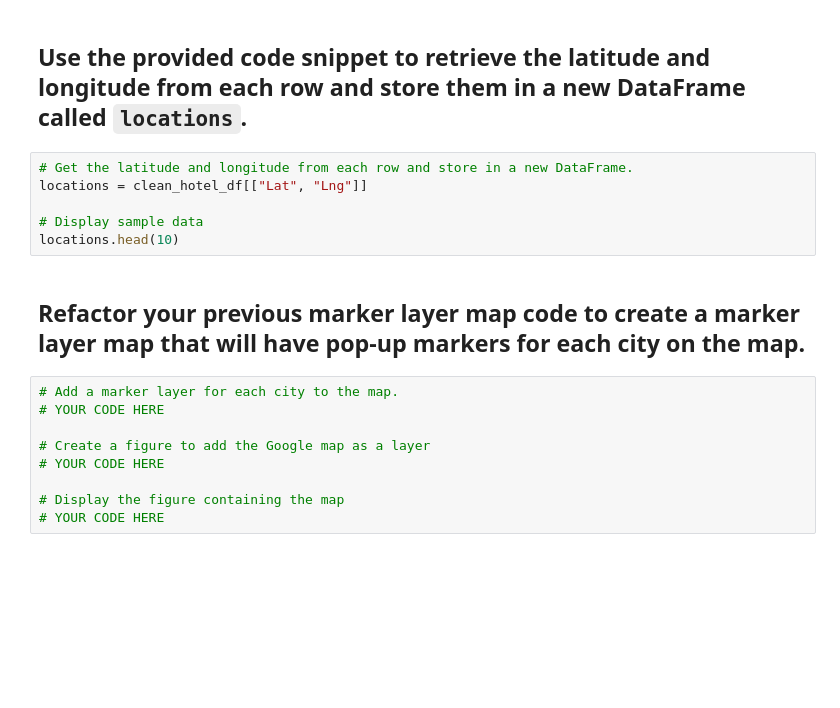
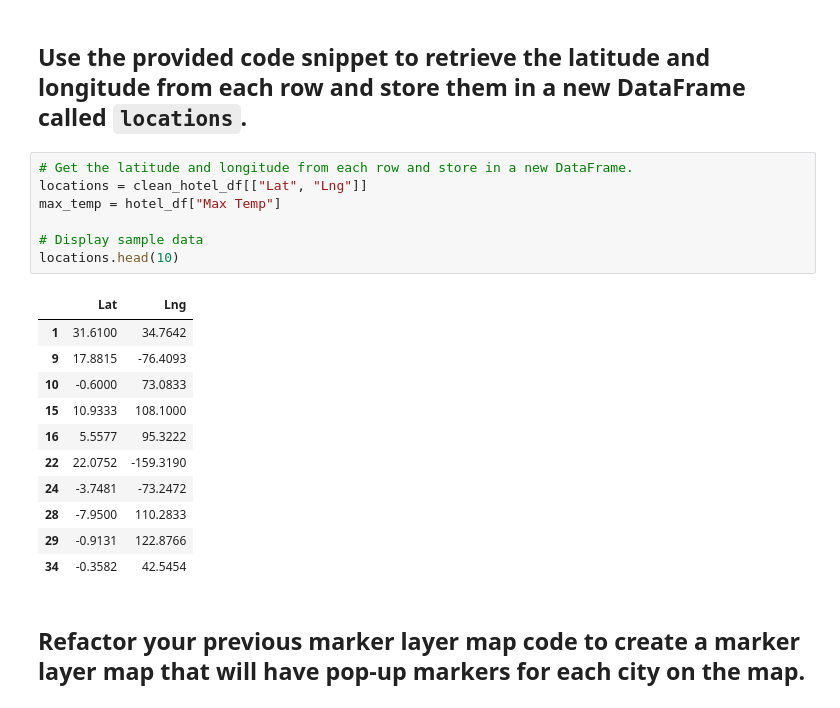
Before and after one commit to amunger3/WeatherPy, a Jupyter notebook: Vacation_Search/Vacation_Search.ipynb, the cells around one changed output. Drawn from its saved outputs; the diff is of its cells as text; blank space fills up the shorter version.

```diff
--- a/Vacation_Search/Vacation_Search.ipynb
+++ b/Vacation_Search/Vacation_Search.ipynb
@@ -310,17 +321,21 @@ hotel_info[:10]
 # %%
 # Get the latitude and longitude from each row and store in a new DataFrame.
 locations = clean_hotel_df[["Lat", "Lng"]]
+max_temp = hotel_df["Max Temp"]
 
 # Display sample data
 locations.head(10)
+# %% [output]
+|  | Lat | Lng |
+| 1 | 31.6100 | 34.7642 |
+| 9 | 17.8815 | -76.4093 |
+| 10 | -0.6000 | 73.0833 |
+| 15 | 10.9333 | 108.1000 |
+| 16 | 5.5577 | 95.3222 |
+| 22 | 22.0752 | -159.3190 |
+| 24 | -3.7481 | -73.2472 |
+| 28 | -7.9500 | 110.2833 |
+| 29 | -0.9131 | 122.8766 |
+| 34 | -0.3582 | 42.5454 |
 # %% [markdown]
 ## Refactor your previous marker layer map code to create a marker layer map that will have pop-up markers for each city on the map.
-# %%
-# Add a marker layer for each city to the map.
-# YOUR CODE HERE
-
-# Create a figure to add the Google map as a layer
-# YOUR CODE HERE
-
-# Display the figure containing the map
-# YOUR CODE HERE
```
Also changed, not shown: parts of 3 cells of this notebook, 2 other files.
